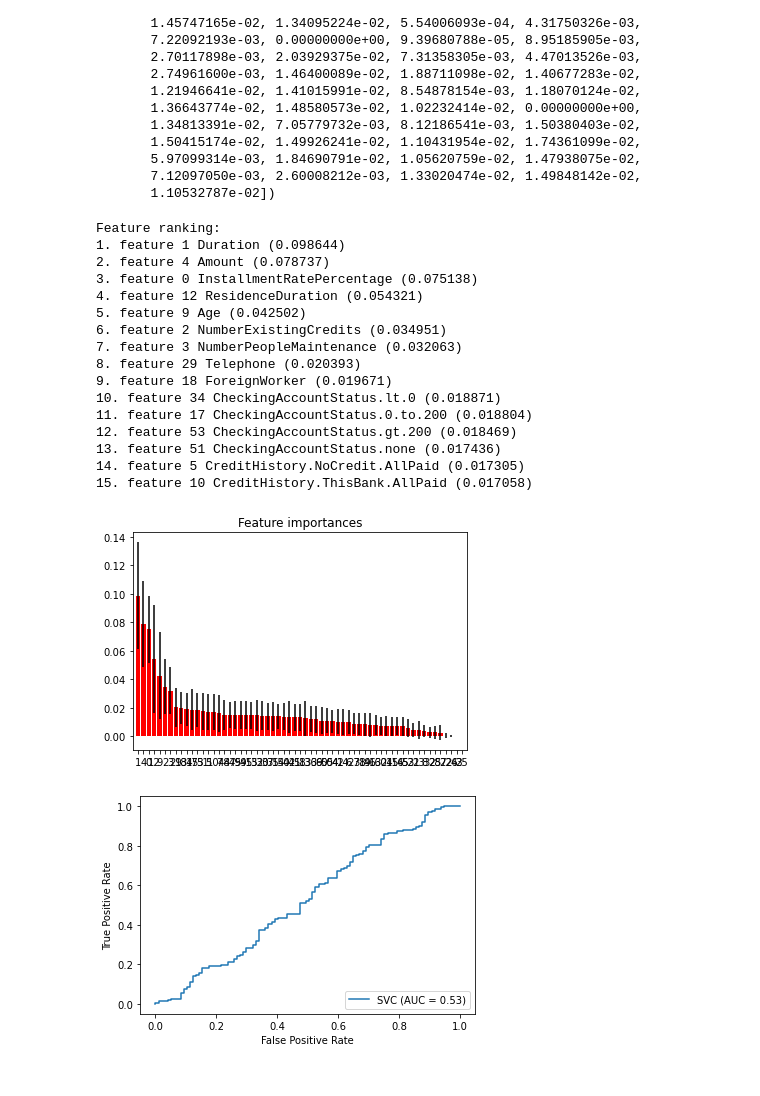
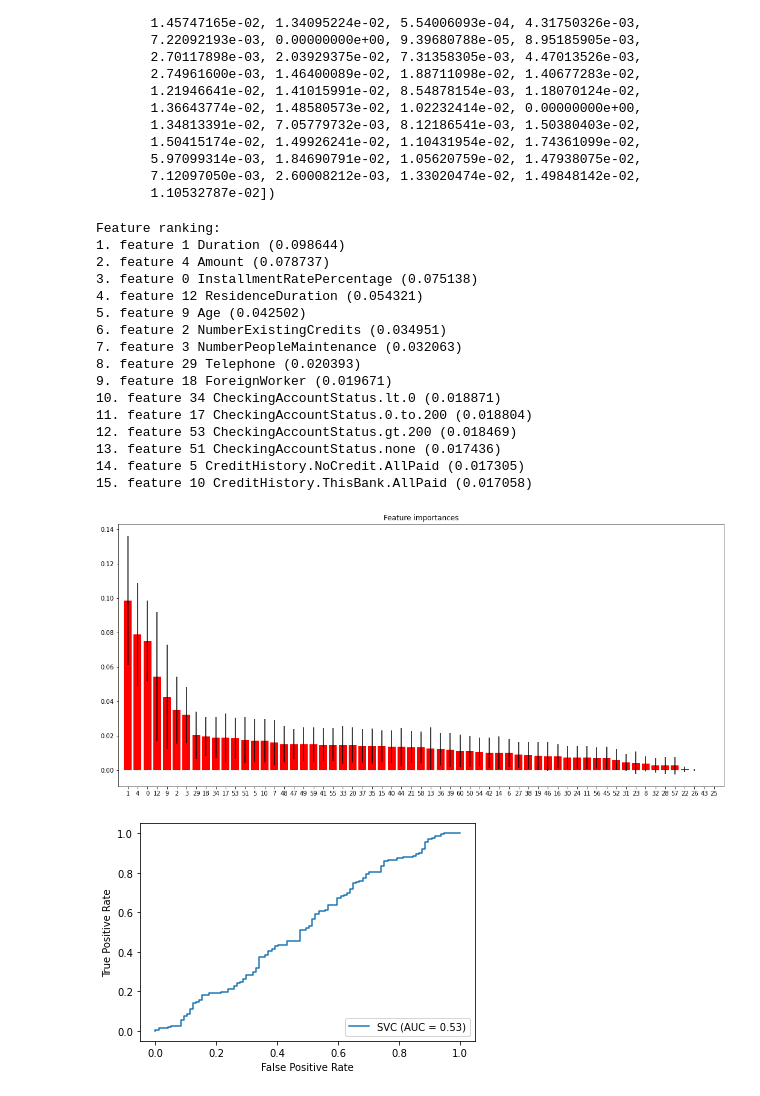
Before and after one commit to weboctave/mec-mini-projects, a Jupyter notebook: mec-13.5.1-tree-based-algorithms-mini-project/Mini_Project_Tree-Based_Algorithms.ipynb, the cells around one changed output. Drawn from its saved outputs; the diff is of its cells as text; code cells hidden in the pictures.

```diff
--- a/mec-13.5.1-tree-based-algorithms-mini-project/Mini_Project_Tree-Based_Algorithms.ipynb
+++ b/mec-13.5.1-tree-based-algorithms-mini-project/Mini_Project_Tree-Based_Algorithms.ipynb
@@ -477,35 +488,35 @@ print("Feature ranking:")
 # only displaying the top 15 features
 # for f in range(X.shape[1]):
 for f in range(15):
     print("%d. feature %d %s (%f)" % (f + 1, indices[f], X.columns[f], importances[indices[f]]))
 
 # Plot the impurity-based feature importances of the forest
-plt.figure()
+plt.figure(figsize=(18, 8))
 plt.title("Feature importances")
 plt.bar(range(X.shape[1]), importances[indices],
         color="r", yerr=std[indices], align="center")
 plt.xticks(range(X.shape[1]), indices)
 plt.xlim([-1, X.shape[1]])
 plt.show()
 # feature 0 is the 1st column in X_train?
 # %% [output]
 Feature ranking:
 1. feature 1 Duration (0.098644)
 2. feature 4 Amount (0.078737)
 3. feature 0 InstallmentRatePercentage (0.075138)
 4. feature 12 ResidenceDuration (0.054321)
 5. feature 9 Age (0.042502)
 6. feature 2 NumberExistingCredits (0.034951)
 7. feature 3 NumberPeopleMaintenance (0.032063)
 8. feature 29 Telephone (0.020393)
 9. feature 18 ForeignWorker (0.019671)
 10. feature 34 CheckingAccountStatus.lt.0 (0.018871)
 11. feature 17 CheckingAccountStatus.0.to.200 (0.018804)
 12. feature 53 CheckingAccountStatus.gt.200 (0.018469)
 13. feature 51 CheckingAccountStatus.none (0.017436)
 14. feature 5 CreditHistory.NoCredit.AllPaid (0.017305)
 15. feature 10 CreditHistory.ThisBank.AllPaid (0.017058)
-[figure, old version]
+[figure, new version]
 # %%
 # Train Fit SVC model - use later to compare with Random Forest
 import matplotlib.pyplot as plt
```
Also changed, not shown: parts of 31 cells of this notebook.
